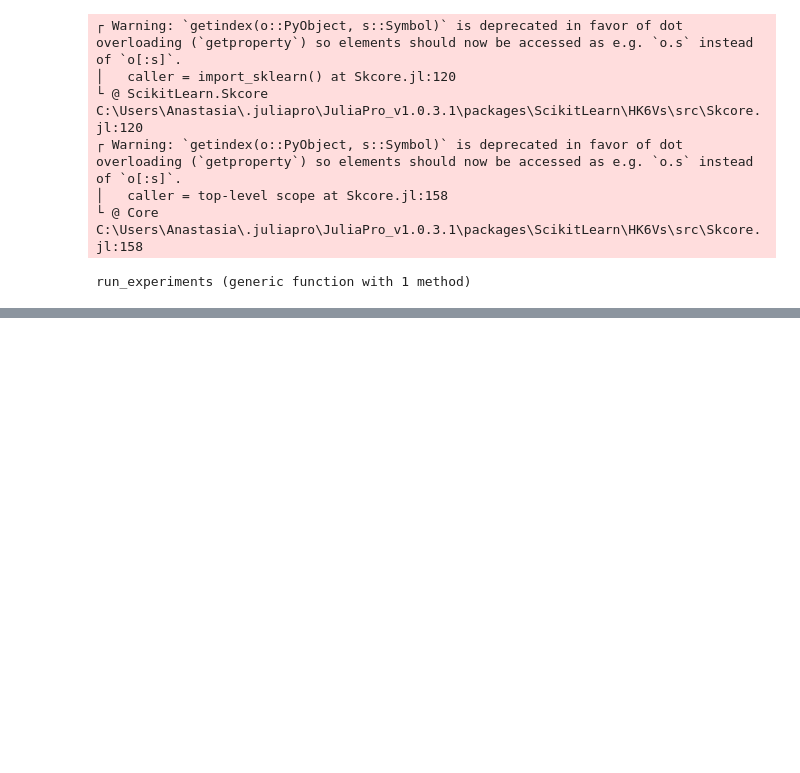
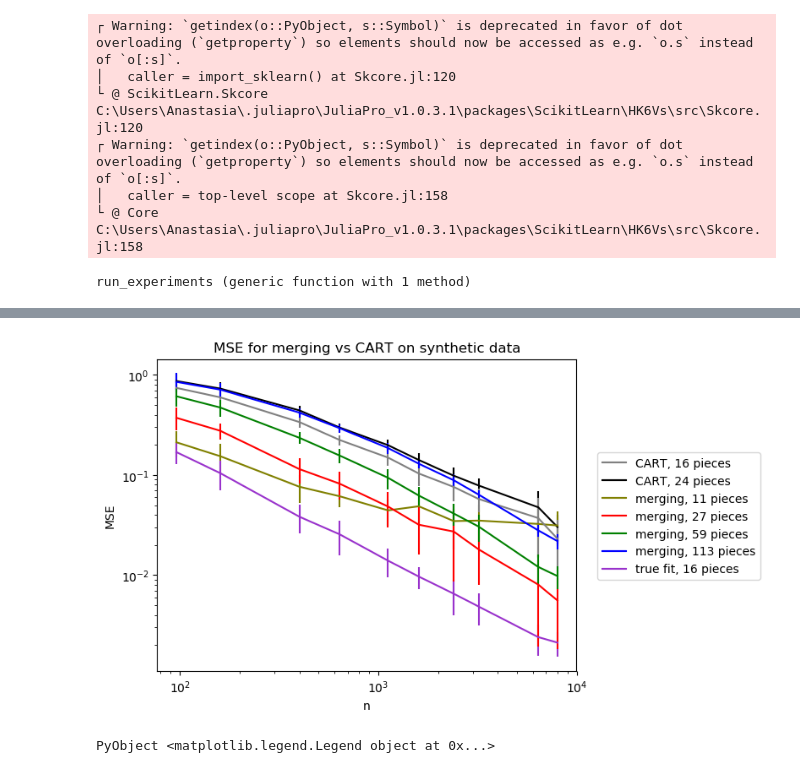
Before and after one commit to avoloshinov/multidimensional-segmented-regression, a Jupyter notebook: src/testing/synthetic_data_experiments_constant.ipynb, the cells around one changed output, grey strips where cells are left out. Drawn from its saved outputs; the diff is of its cells as text; code cells hidden in the pictures; blank space fills up the shorter version.

```diff
--- a/src/testing/synthetic_data_experiments_constant.ipynb
+++ b/src/testing/synthetic_data_experiments_constant.ipynb
@@ -36 +36,19 @@ Dict{String,String} with 7 entries:
+# %%
+for (algo_name, algo_mses) in mses_mean
+    errorbar(n_vals, algo_mses, yerr=mses_std[algo_name], label=algo_names[algo_name], color=algo_colors[algo_name])
+end
+#plot(n_vals, 200.0 ./ n_vals, label="C/n")
+#plot(n_vals, 5.0 ./ sqrt(n_vals), label="C/sqrt(n)", color="olive")
+title("MSE for merging vs CART on synthetic data")
+yscale("log")
+xscale("log")
+xlabel("n")
+ylabel("MSE")
+#legend(bbox_to_anchor=(1.05, .7), loc=2, borderaxespad=0.)
+handles, labels = plt.gca().get_legend_handles_labels()
+order = [5,1,2,4,7,6,3]
+legend([handles[idx] for idx in order],[labels[idx] for idx in order],bbox_to_anchor=(1.05, .7), loc=2, borderaxespad=0.)
+# %% [output]
+[figure, added]
+PyObject <matplotlib.legend.Legend object at 0x...>
 # %%
```
Also changed, not shown: parts of 8 cells of this notebook, 12 other files.
